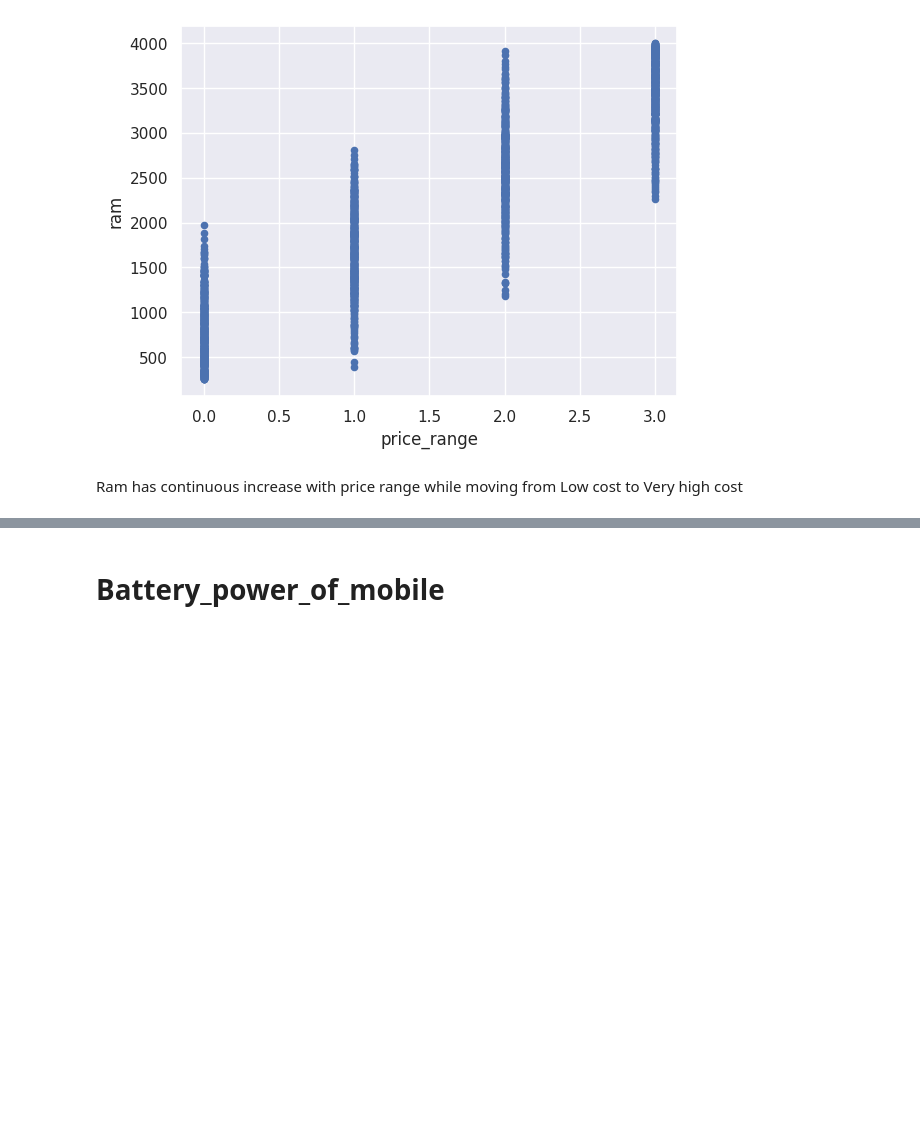
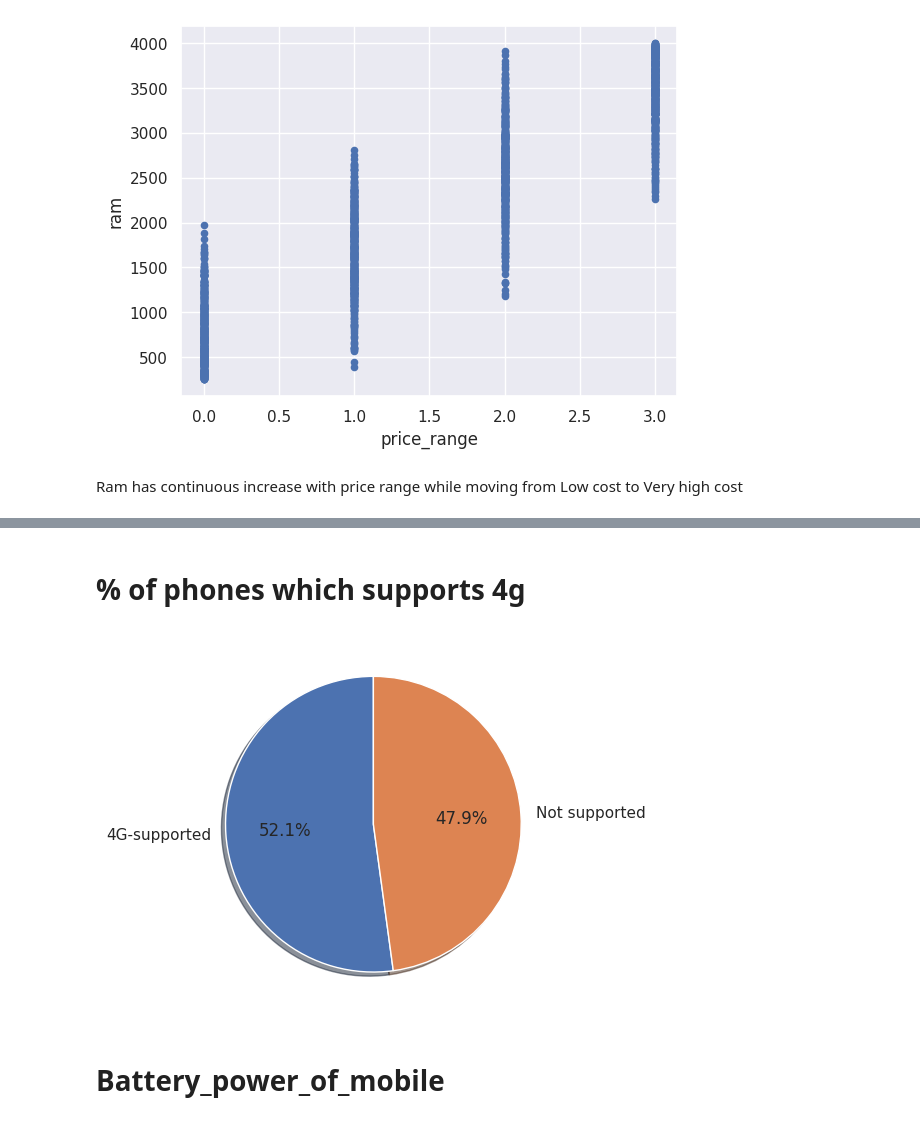
Before and after one commit to nagpureyogesh/Capstone-3, a Jupyter notebook: Mobile_price_range_Prediction.ipynb, the cells around one changed output, grey strips where cells are left out. Saved outputs shown, nothing was run; the diff lists cells and outputs as text; code cells hidden in the pictures; blank space fills up the shorter version.

```diff
--- a/Mobile_price_range_Prediction.ipynb
+++ b/Mobile_price_range_Prediction.ipynb
@@ -176,3 +184,13 @@ Ram has continuous increase with price range while moving from Low cost to Very
+# %% [markdown]
+# **% of phones which supports 4g**
+# %%
+labels4g = ["4G-supported",'Not supported']
+values4g = df_data['four_g'].value_counts().values
+fig1, ax1 = plt.subplots()
+ax1.pie(values4g, labels=labels4g, autopct='%1.1f%%',shadow=True,startangle=90)
+plt.show()
+# %% [output]
+[figure, added]
 # %% [markdown]
 # **Battery_power_of_mobile**
 # %%
```
Also changed, not shown: parts of 38 cells of this notebook.
